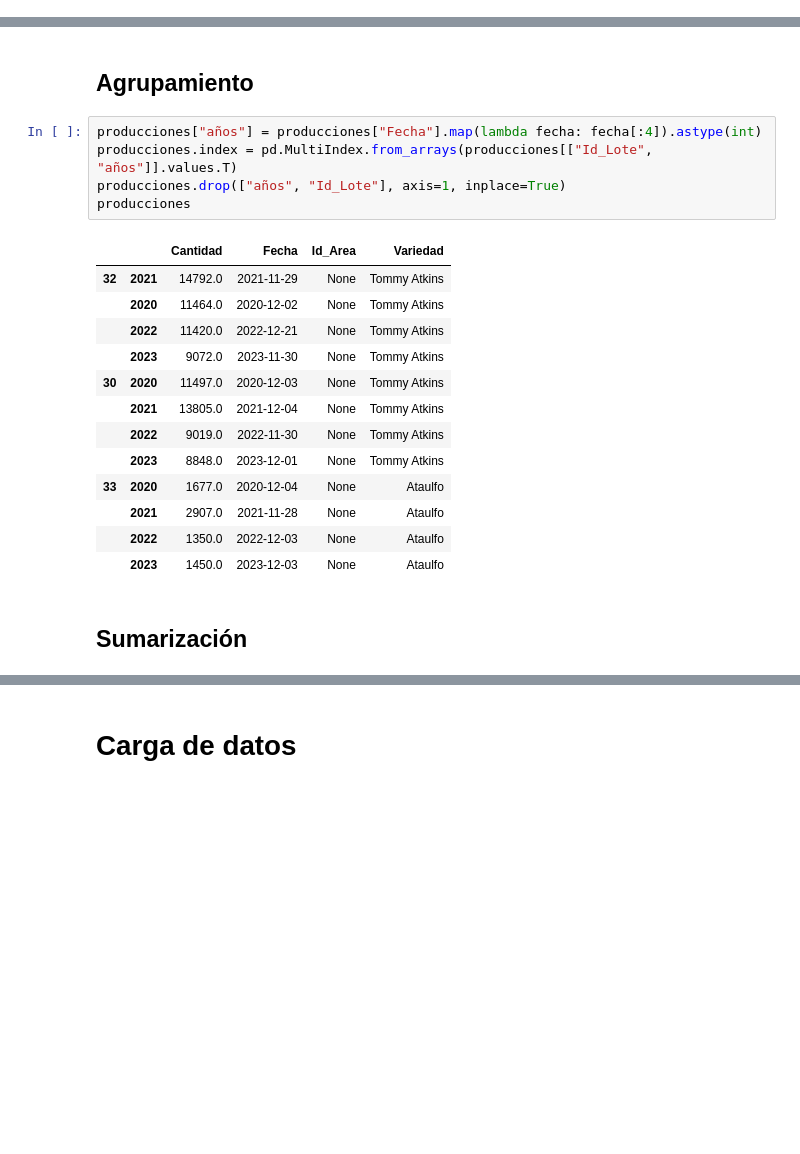
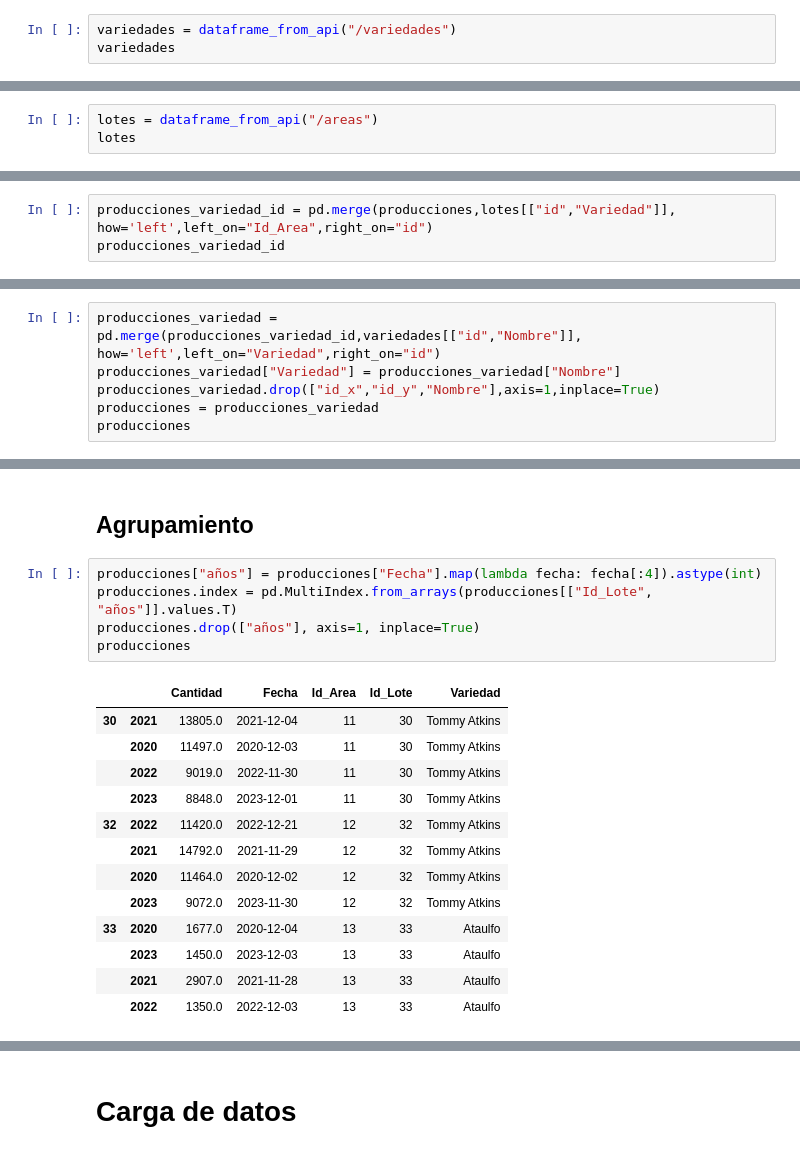
Before and after one commit to 71walceli/71walceli-UAE_Tesis_CCMangos_PredictiveModel, a Jupyter notebook: Notebooks/1_DataETL.ipynb, the cells around one changed output, grey strips where cells are left out. Saved outputs shown, nothing was run; the diff lists cells and outputs as text; blank space fills up the shorter version.

```diff
--- a/Notebooks/1_DataETL.ipynb
+++ b/Notebooks/1_DataETL.ipynb
@@ -316,0 +293,3 @@ producciones
+# %%
+variedades = dataframe_from_api("/variedades")
+variedades
@@ -316,0 +300,3 @@ producciones
+# %%
+lotes = dataframe_from_api("/areas")
+lotes
@@ -316,0 +309,3 @@ producciones
+# %%
+producciones_variedad_id = pd.merge(producciones,lotes[["id","Variedad"]], how='left',left_on="Id_Area",right_on="id")
+producciones_variedad_id
@@ -316,0 +326,6 @@ producciones
+# %%
+producciones_variedad = pd.merge(producciones_variedad_id,variedades[["id","Nombre"]], how='left',left_on="Variedad",right_on="id")
+producciones_variedad["Variedad"] = producciones_variedad["Nombre"]
+producciones_variedad.drop(["id_x","id_y","Nombre"],axis=1,inplace=True)
+producciones = producciones_variedad
+producciones
@@ -319,21 +348,19 @@ producciones
 # %%
 producciones["años"] = producciones["Fecha"].map(lambda fecha: fecha[:4]).astype(int)
 producciones.index = pd.MultiIndex.from_arrays(producciones[["Id_Lote", "años"]].values.T)
-producciones.drop(["años", "Id_Lote"], axis=1, inplace=True)
+producciones.drop(["años"], axis=1, inplace=True)
 producciones
 # %% [output]
-|  |  | Cantidad | Fecha | Id_Area | Variedad |
-| 32 | 2021 | 14792.0 | 2021-11-29 | None | Tommy Atkins |
-|  | 2020 | 11464.0 | 2020-12-02 | None | Tommy Atkins |
-|  | 2022 | 11420.0 | 2022-12-21 | None | Tommy Atkins |
-|  | 2023 | 9072.0 | 2023-11-30 | None | Tommy Atkins |
-| 30 | 2020 | 11497.0 | 2020-12-03 | None | Tommy Atkins |
-|  | 2021 | 13805.0 | 2021-12-04 | None | Tommy Atkins |
-|  | 2022 | 9019.0 | 2022-11-30 | None | Tommy Atkins |
-|  | 2023 | 8848.0 | 2023-12-01 | None | Tommy Atkins |
-| 33 | 2020 | 1677.0 | 2020-12-04 | None | Ataulfo |
-|  | 2021 | 2907.0 | 2021-11-28 | None | Ataulfo |
-|  | 2022 | 1350.0 | 2022-12-03 | None | Ataulfo |
-|  | 2023 | 1450.0 | 2023-12-03 | None | Ataulfo |
+|  |  | Cantidad | Fecha | Id_Area | Id_Lote | Variedad |
+| 30 | 2021 | 13805.0 | 2021-12-04 | 11 | 30 | Tommy Atkins |
+|  | 2020 | 11497.0 | 2020-12-03 | 11 | 30 | Tommy Atkins |
+|  | 2022 | 9019.0 | 2022-11-30 | 11 | 30 | Tommy Atkins |
+|  | 2023 | 8848.0 | 2023-12-01 | 11 | 30 | Tommy Atkins |
+| 32 | 2022 | 11420.0 | 2022-12-21 | 12 | 32 | Tommy Atkins |
+|  | 2021 | 14792.0 | 2021-11-29 | 12 | 32 | Tommy Atkins |
+|  | 2020 | 11464.0 | 2020-12-02 | 12 | 32 | Tommy Atkins |
+|  | 2023 | 9072.0 | 2023-11-30 | 12 | 32 | Tommy Atkins |
+| 33 | 2020 | 1677.0 | 2020-12-04 | 13 | 33 | Ataulfo |
+|  | 2023 | 1450.0 | 2023-12-03 | 13 | 33 | Ataulfo |
+|  | 2021 | 2907.0 | 2021-11-28 | 13 | 33 | Ataulfo |
+|  | 2022 | 1350.0 | 2022-12-03 | 13 | 33 | Ataulfo |
-# %% [markdown]
-## Sumarización
```
Also changed, not shown: parts of 32 cells of this notebook, 4 other files.
